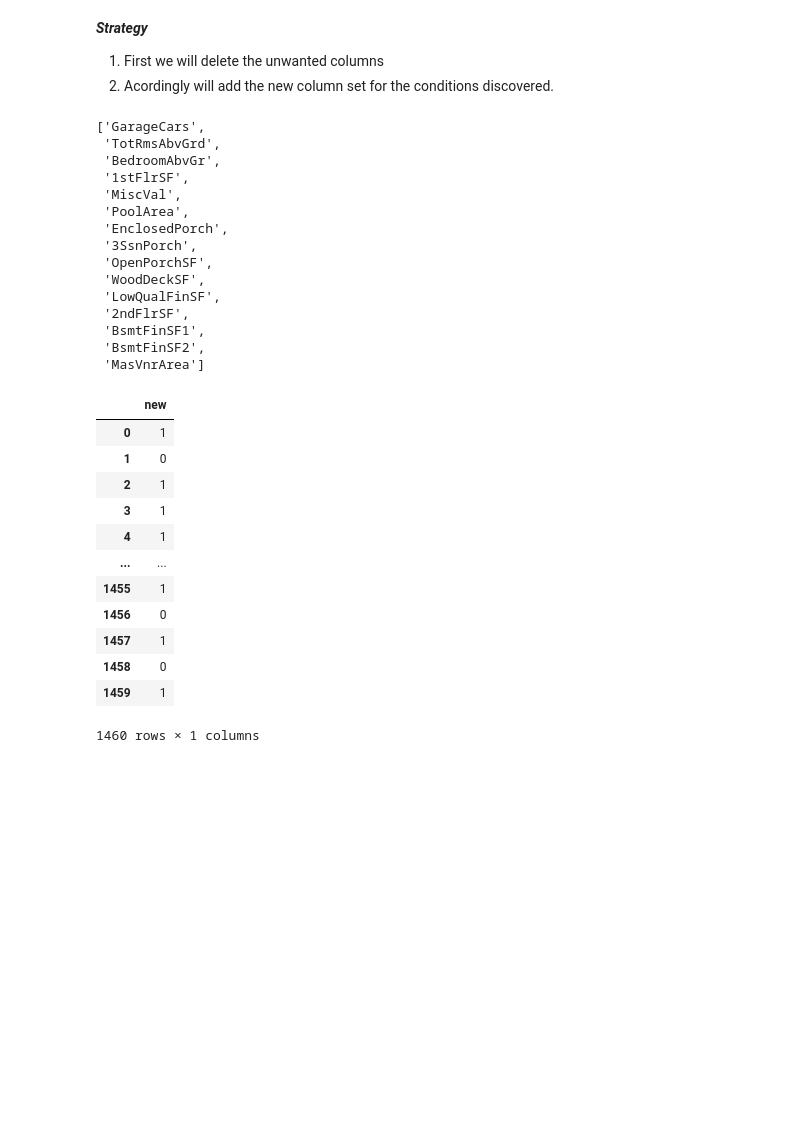
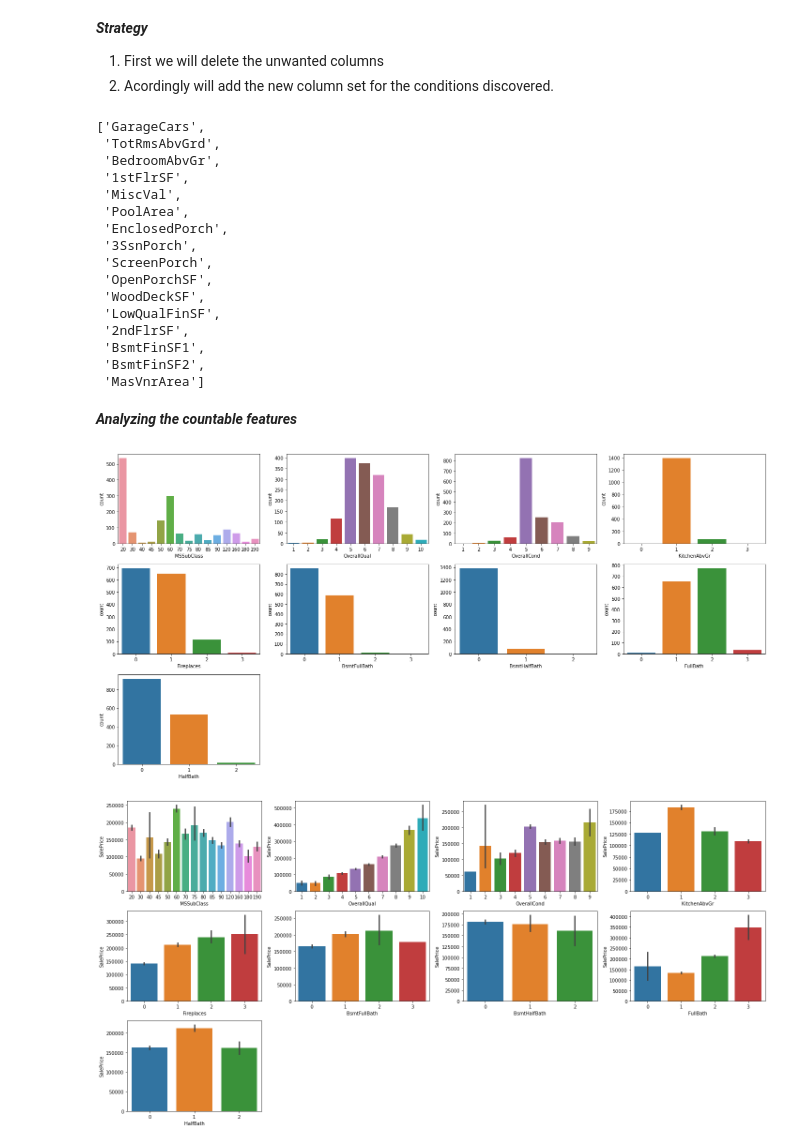
Before and after one commit to debhere/House-Price-Prediction, a Jupyter notebook: House Price Prediction.ipynb, the cells around one changed output. Cells and saved outputs as stored; diff of their text form; code cells hidden in the pictures; blank space fills up the shorter version.

```diff
--- a/House Price Prediction.ipynb
+++ b/House Price Prediction.ipynb
@@ -417,5 +417,16 @@ def dist_plot(df, columns, kind='scatter', label='SalePrice', basis=None):
             g = sns.boxplot(x = column, data=df, hue=basis)
     plt.tight_layout()
 
-def count_plot():
-    None
+def count_plot(df, columns, label='SalePrice', kind = 'countplot', basis=None):
+    plt.figure(figsize=(20, 16))
+
+    for idx, column in enumerate(columns):
+        f = plt.subplot(5, 4, idx+1)
+
+        if kind == 'countplot':
+            g= sns.countplot(x = column, data = df, hue=basis)
+
+        if kind == 'barplot':
+            g= sns.barplot(x = column, y=label, data = df, hue=basis)
+
+    plt.tight_layout()
@@ -454,7 +467,7 @@ dist_plot(train, num_cols, kind='boxplot')
 2. Acordingly will add the new column set for the conditions discovered.
 # %%
 #remove_cols = ['GarageCars', 'TotRmsAbvGrd', 'BedroomAbvGr', '1stFlrSF']
-cols_to_del = ['MiscVal', 'PoolArea', 'EnclosedPorch', '3SsnPorch', 'OpenPorchSF', 'WoodDeckSF',
+cols_to_del = ['MiscVal', 'PoolArea', 'EnclosedPorch', '3SsnPorch', 'ScreenPorch','OpenPorchSF', 'WoodDeckSF',
                'LowQualFinSF', '2ndFlrSF', 'BsmtFinSF1', 'BsmtFinSF2', 'MasVnrArea']
 
 for col in cols_to_del:
@@ -470,6 +483,7 @@ remove_cols
  'PoolArea',
  'EnclosedPorch',
  '3SsnPorch',
+ 'ScreenPorch',
  'OpenPorchSF',
  'WoodDeckSF',
  'LowQualFinSF',
@@ -482,19 +499,10 @@ new_col_rpl = {'MiscVal': 'HasSpecialFeature'}
+# %% [markdown]
+***Analyzing the countable features***
 # %%
-t = train.copy()
-t['new'] = t['OpenPorchSF'].apply(lambda x : 1 if x != 0 else 0)
+count_plot(train, num_countable)
+# %% [output]
+[figure, added]
 # %%
-t[['new']]
+count_plot(train, num_countable, kind='barplot')
 # %% [output]
-|  | new |
-| 0 | 1 |
-| 1 | 0 |
-| 2 | 1 |
-| 3 | 1 |
-| 4 | 1 |
-| ... | ... |
-| 1455 | 1 |
-| 1456 | 0 |
-| 1457 | 1 |
-| 1458 | 0 |
-| 1459 | 1 |
-1460 rows × 1 columns
+[figure, added]
```
Also changed, not shown: parts of 6 cells of this notebook.
